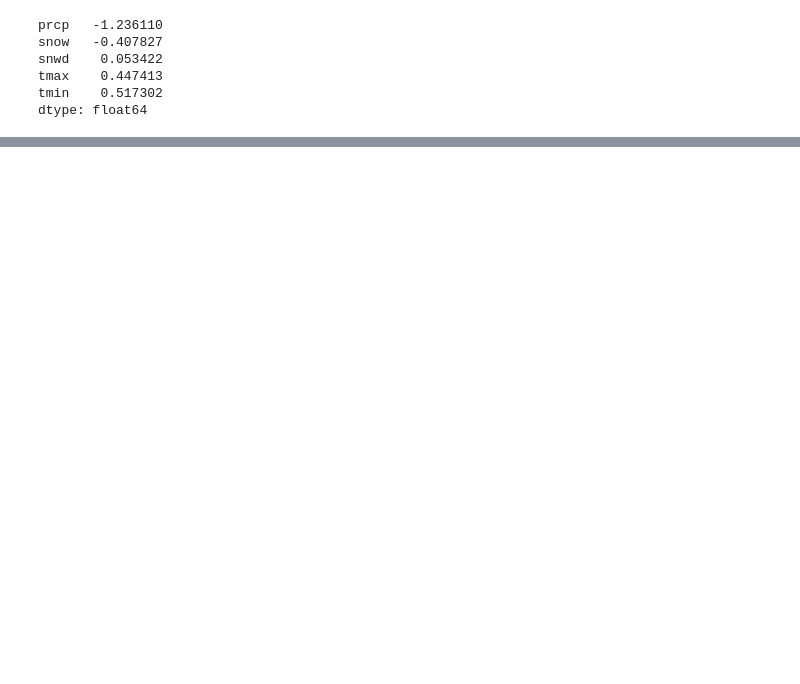
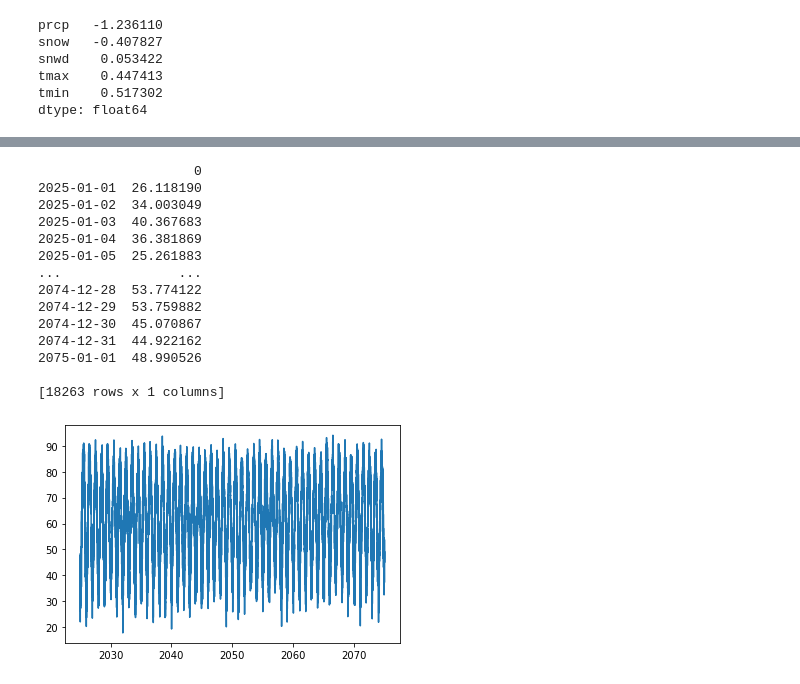
Before and after one commit to FarisPalayi/project-ml, a Jupyter notebook: weather-forecast/forecast.ipynb, the cells around one changed output, grey strips where cells are left out. Drawn from its saved outputs; the diff is of its cells as text; code cells hidden in the pictures; blank space fills up the shorter version.

```diff
--- a/weather-forecast/forecast.ipynb
+++ b/weather-forecast/forecast.ipynb
@@ -175,0 +201,27 @@ DATE
+# %%
+
+start_date = '2025-01-01'
+end_date = '2075-01-01'
+dates = pd.date_range(start=start_date, end=end_date)
+new_pred_df = pd.DataFrame(new_pred)
+new_pred_df = new_pred_df[:len(dates)]
+new_pred_df.index = dates
+
+plt.plot(new_pred_df)
+print(new_pred_df)
+# %% [output]
+                    0
+2025-01-01  26.118190
+2025-01-02  34.003049
+2025-01-03  40.367683
+2025-01-04  36.381869
+2025-01-05  25.261883
+...               ...
+2074-12-28  53.774122
+2074-12-29  53.759882
+2074-12-30  45.070867
+2074-12-31  44.922162
+2075-01-01  48.990526
+
+[18263 rows x 1 columns]
+[figure, added]
```
Also changed, not shown: parts of 10 cells of this notebook.
